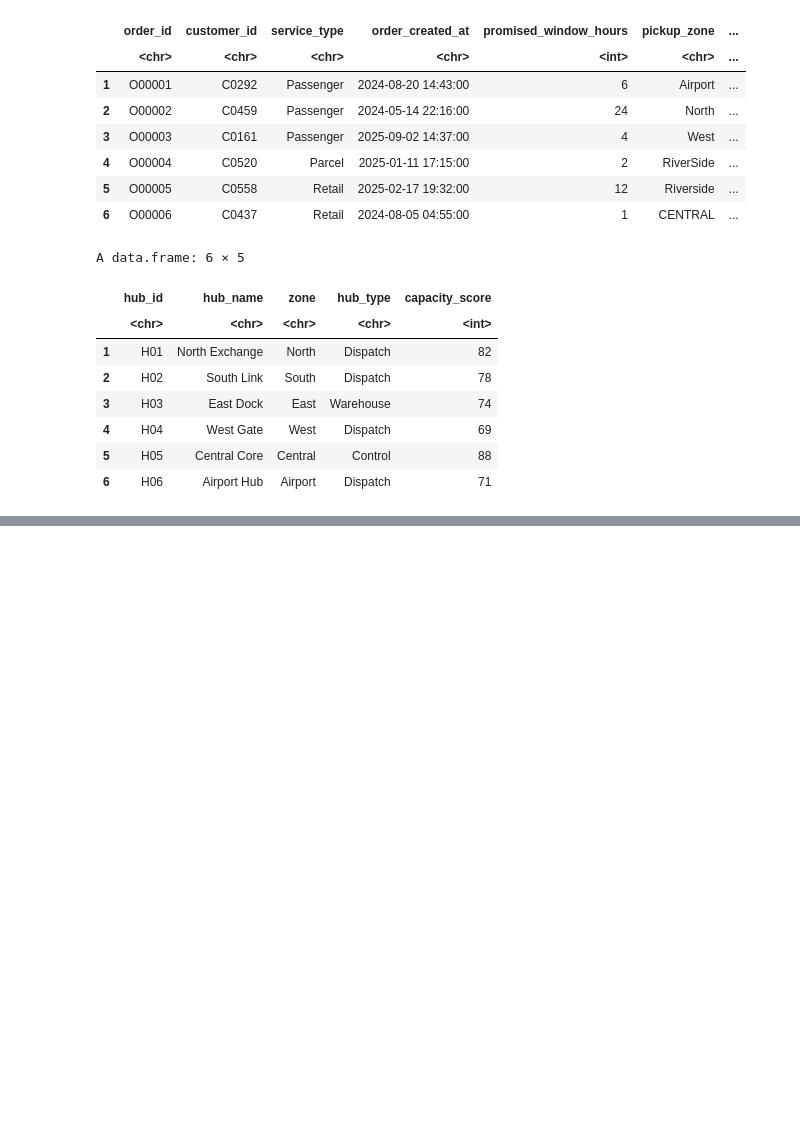
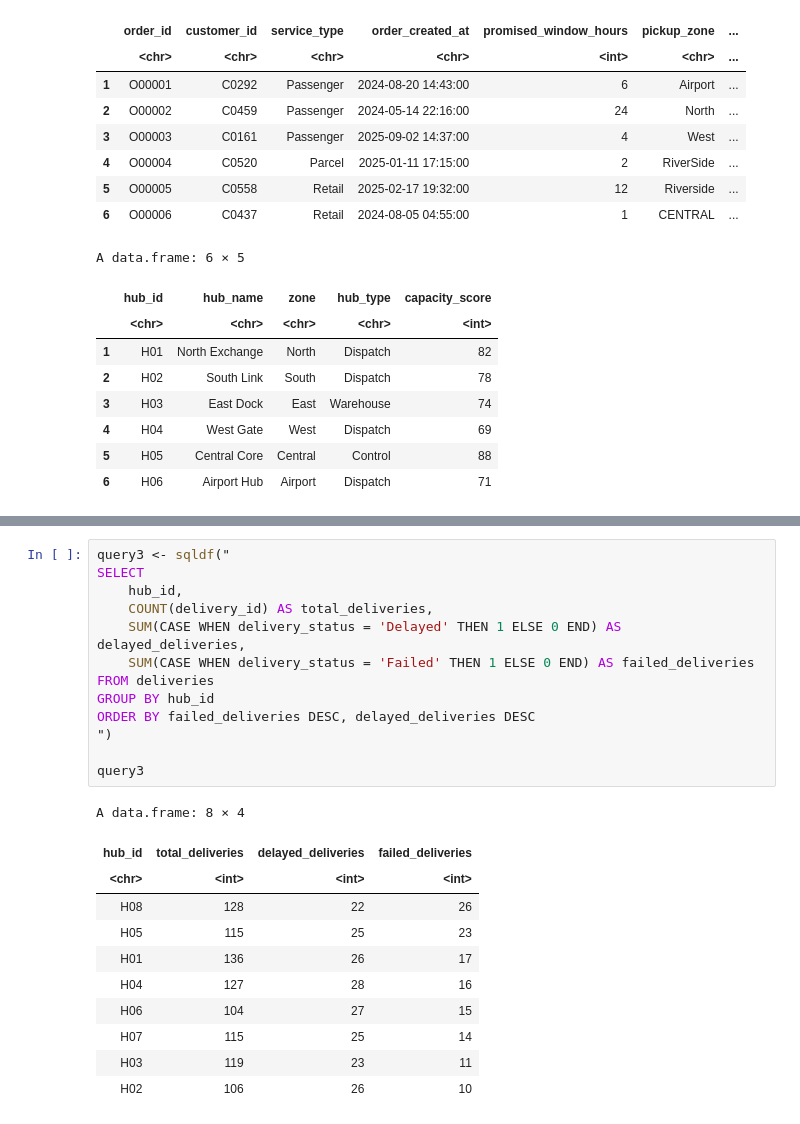
Before and after one commit to oshaajayaweera/Databases-and-Analytics, a Jupyter notebook: 01_SQL_in_R.ipynb, the cells around one changed output, grey strips where cells are left out. Saved outputs shown, nothing was run; the diff lists cells and outputs as text; blank space fills up the shorter version.

```diff
--- a/01_SQL_in_R.ipynb
+++ b/01_SQL_in_R.ipynb
@@ -88,0 +162,25 @@ A data.frame: 6 × 5
+# %%
+query3 <- sqldf("
+SELECT
+    hub_id,
+    COUNT(delivery_id) AS total_deliveries,
+    SUM(CASE WHEN delivery_status = 'Delayed' THEN 1 ELSE 0 END) AS delayed_deliveries,
+    SUM(CASE WHEN delivery_status = 'Failed' THEN 1 ELSE 0 END) AS failed_deliveries
+FROM deliveries
+GROUP BY hub_id
+ORDER BY failed_deliveries DESC, delayed_deliveries DESC
+")
+
+query3
+# %% [output]
+A data.frame: 8 × 4
+| hub_id | total_deliveries | delayed_deliveries | failed_deliveries |
+| <chr> | <int> | <int> | <int> |
+| H08 | 128 | 22 | 26 |
+| H05 | 115 | 25 | 23 |
+| H01 | 136 | 26 | 17 |
+| H04 | 127 | 28 | 16 |
+| H06 | 104 | 27 | 15 |
+| H07 | 115 | 25 | 14 |
+| H03 | 119 | 23 | 11 |
+| H02 | 106 | 26 | 10 |
```
Also changed, not shown: parts of 5 cells of this notebook.
